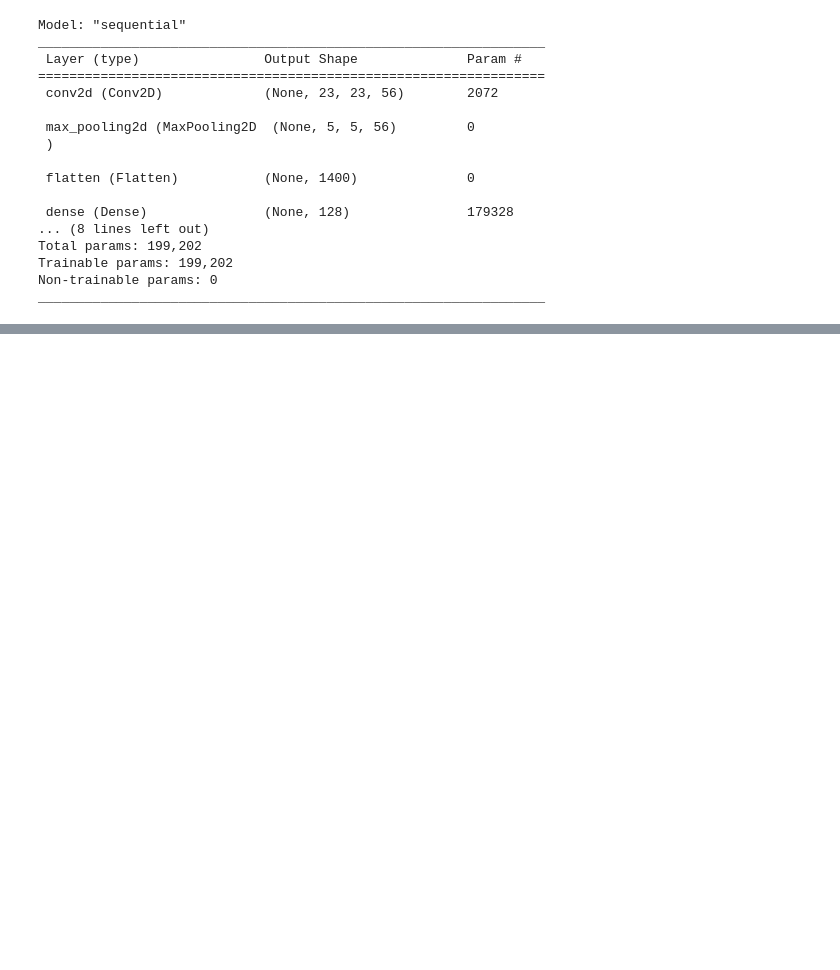
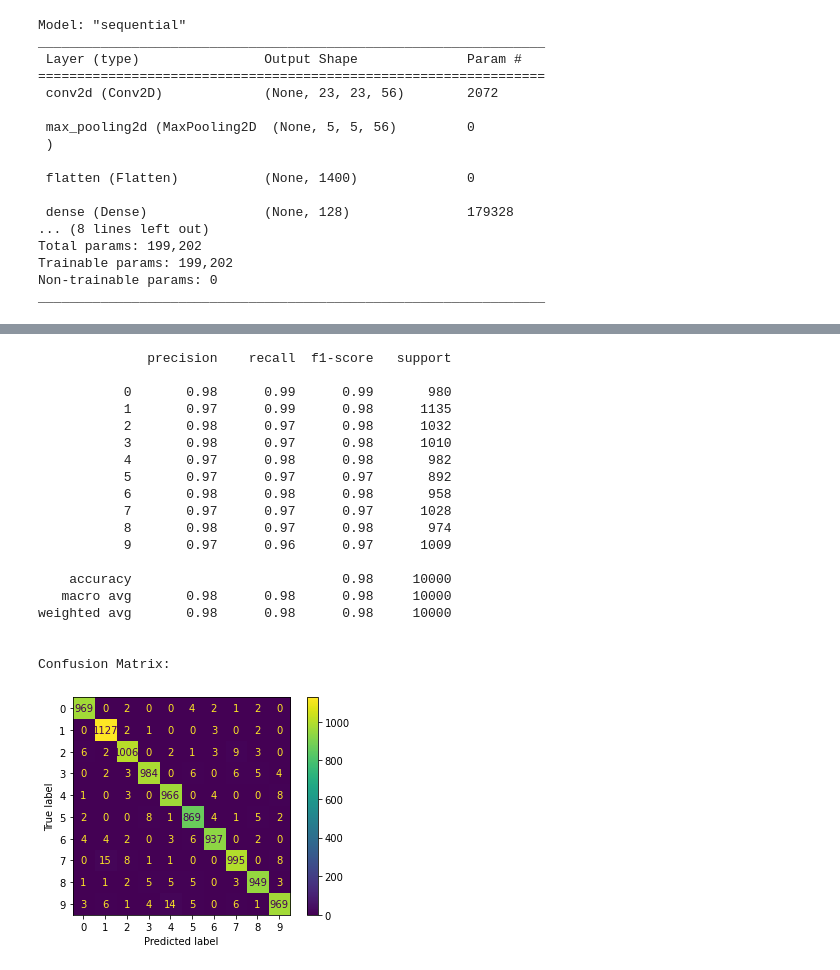
Before and after one commit to Tangjas20/MNIST_Dataset_recognition, a Jupyter notebook: ELEC3612_TDS.ipynb, the cells around one changed output, grey strips where cells are left out. Cells and saved outputs as stored; diff of their text form; code cells hidden in the pictures; blank space fills up the shorter version.

```diff
--- a/ELEC3612_TDS.ipynb
+++ b/ELEC3612_TDS.ipynb
@@ -187,0 +203,11 @@ weighted avg       0.99      0.99      0.99     10000
+# %%
+(x_train1, y_train), (x_test1, y_test) = tf.keras.datasets.mnist.load_data()
+# %%
+#flattening the images
+train_samples = len(x_train1)
+test_samples = len(x_test1)
+x_train = x_train1.reshape((train_samples, -1))
+x_test = x_test1.reshape((test_samples, -1))
+
+print(x_train.shape)
+print(x_test.shape)
@@ -187,0 +217,15 @@ weighted avg       0.99      0.99      0.99     10000
+# %%
+# Reducing the size of the train and test data, this is not necessary but makes the runtime shorter
+
+
+x_train = x_train[0:60000]
+y_train = y_train[0:60000]
+x_test = x_test[0:10000]
+y_test = y_test[0:10000]
+print(x_train.shape)
+print(x_test.shape)
+
+start = time.time()
+svc = svm.SVC(kernel = 'poly')
+svc.fit(x_train,y_train)
+print("Time taken for model to be fitted was: " + str(time.time()-start) + " seconds.")
@@ -187,0 +236,10 @@ weighted avg       0.99      0.99      0.99     10000
+# %%
+y_pred = svc.predict(x_test)
+print("The first 100 elements of the predicted Data is:")
+print(y_pred[0:100])
+print("The first 100 elements of the actual data is:")
+print(y_test[0:100])
+
+
+print("\nThe accuracy score for the model is:")
+print(accuracy_score(y_test, y_pred))
@@ -187,0 +258,26 @@ weighted avg       0.99      0.99      0.99     10000
+# %%
+plot = plot_confusion_matrix(svc, x_test, y_test)
+classification_rep = metrics.classification_report(y_test, y_pred)
+print(classification_rep)
+print("\nConfusion Matrix:")
+# %% [output]
+              precision    recall  f1-score   support
+
+           0       0.98      0.99      0.99       980
+           1       0.97      0.99      0.98      1135
+           2       0.98      0.97      0.98      1032
+           3       0.98      0.97      0.98      1010
+           4       0.97      0.98      0.98       982
+           5       0.97      0.97      0.97       892
+           6       0.98      0.98      0.98       958
+           7       0.97      0.97      0.97      1028
+           8       0.98      0.97      0.98       974
+           9       0.97      0.96      0.97      1009
+
+    accuracy                           0.98     10000
+   macro avg       0.98      0.98      0.98     10000
+weighted avg       0.98      0.98      0.98     10000
+
+
+Confusion Matrix:
+[figure, added]
```
Also changed, not shown: parts of 11 cells of this notebook.
